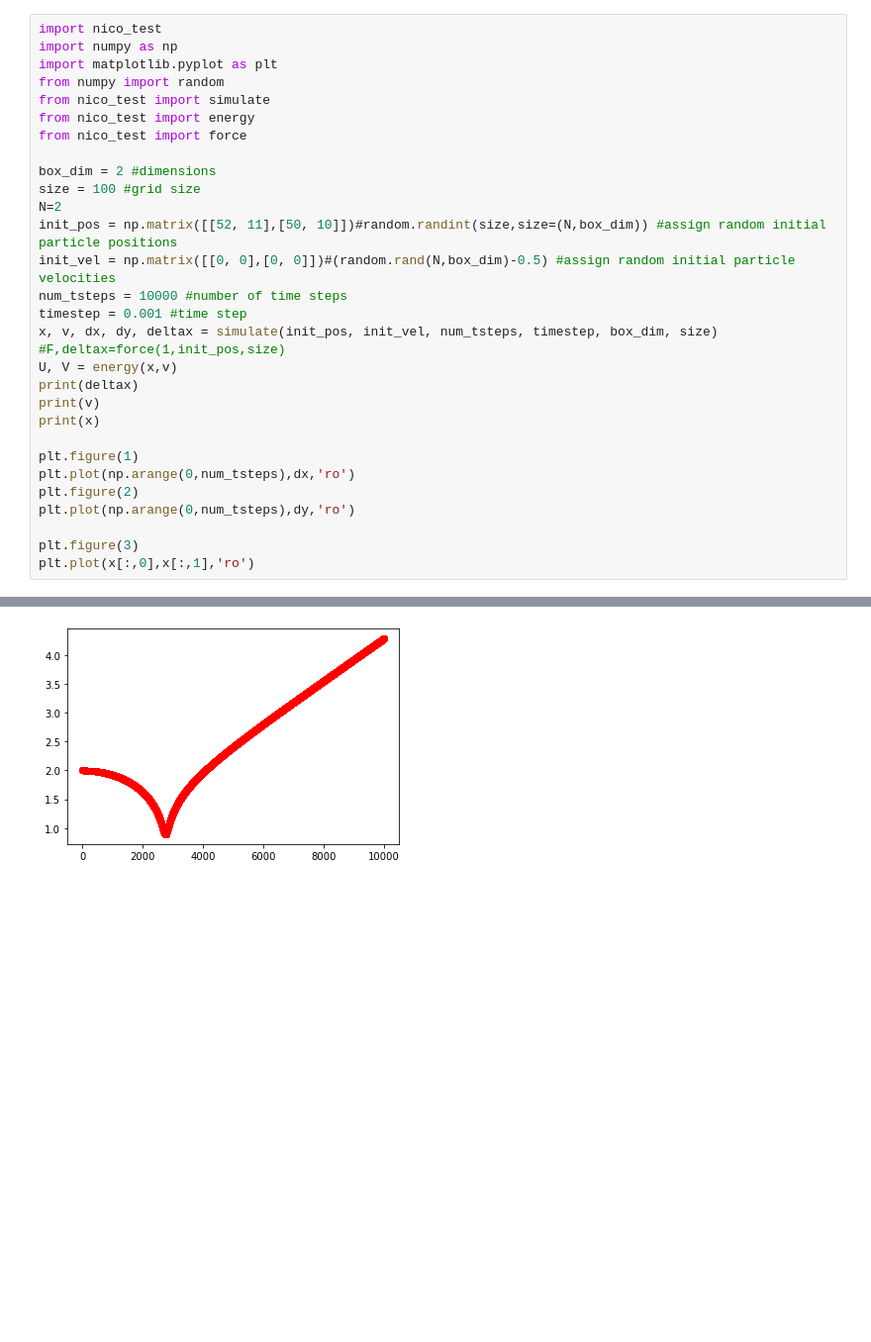
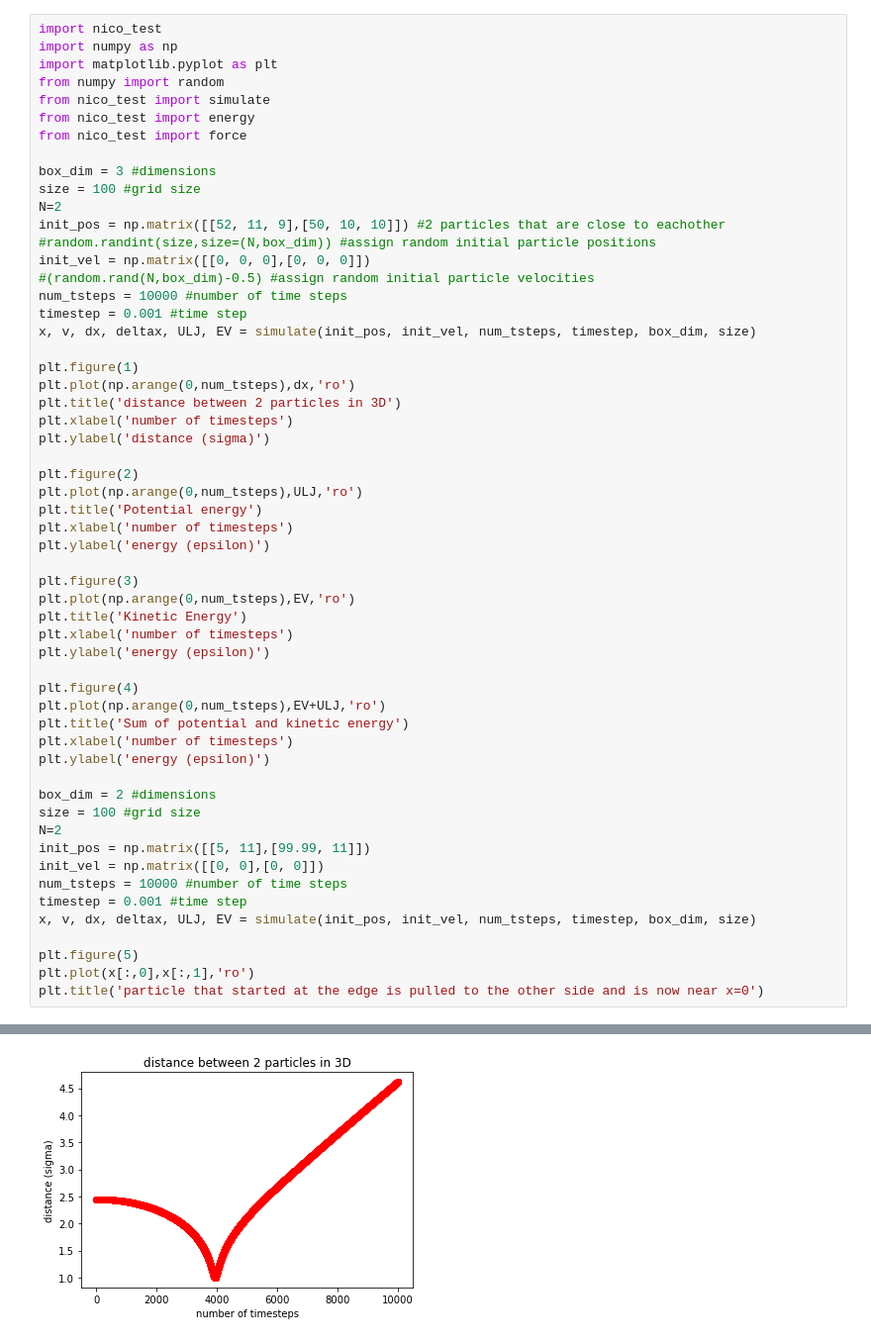
Before and after one commit to Pudellos/Computational-Physics-TU-Delft-Project-1, a Jupyter notebook: Project1Nico.ipynb, the cells around one changed output, grey strips where cells are left out. Shown: that part at 99% size. Saved outputs shown, nothing was run; the diff lists cells and outputs as text; blank space fills up the shorter version.

Commit message:
Plots
Added some plots and other details

```diff
--- a/Project1Nico.ipynb
+++ b/Project1Nico.ipynb
@@ -7,25 +7,51 @@ from nico_test import simulate
 from nico_test import energy
 from nico_test import force
 
+box_dim = 3 #dimensions
+size = 100 #grid size
+N=2
+init_pos = np.matrix([[52, 11, 9],[50, 10, 10]]) #2 particles that are close to eachother
+#random.randint(size,size=(N,box_dim)) #assign random initial particle positions
+init_vel = np.matrix([[0, 0, 0],[0, 0, 0]])
+#(random.rand(N,box_dim)-0.5) #assign random initial particle velocities
+num_tsteps = 10000 #number of time steps
+timestep = 0.001 #time step
+x, v, dx, deltax, ULJ, EV = simulate(init_pos, init_vel, num_tsteps, timestep, box_dim, size)
+
+plt.figure(1)
+plt.plot(np.arange(0,num_tsteps),dx,'ro')
+plt.title('distance between 2 particles in 3D')
+plt.xlabel('number of timesteps')
+plt.ylabel('distance (sigma)')
+
+plt.figure(2)
+plt.plot(np.arange(0,num_tsteps),ULJ,'ro')
+plt.title('Potential energy')
+plt.xlabel('number of timesteps')
+plt.ylabel('energy (epsilon)')
+
+plt.figure(3)
+plt.plot(np.arange(0,num_tsteps),EV,'ro')
+plt.title('Kinetic Energy')
+plt.xlabel('number of timesteps')
+plt.ylabel('energy (epsilon)')
+
+plt.figure(4)
+plt.plot(np.arange(0,num_tsteps),EV+ULJ,'ro')
+plt.title('Sum of potential and kinetic energy')
+plt.xlabel('number of timesteps')
+plt.ylabel('energy (epsilon)')
+
 box_dim = 2 #dimensions
 size = 100 #grid size
 N=2
-init_pos = np.matrix([[52, 11],[50, 10]])#random.randint(size,size=(N,box_dim)) #assign random initial particle positions
-init_vel = np.matrix([[0, 0],[0, 0]])#(random.rand(N,box_dim)-0.5) #assign random initial particle velocities
+init_pos = np.matrix([[5, 11],[99.99, 11]])
+init_vel = np.matrix([[0, 0],[0, 0]])
 num_tsteps = 10000 #number of time steps
 timestep = 0.001 #time step
-x, v, dx, dy, deltax = simulate(init_pos, init_vel, num_tsteps, timestep, box_dim, size)
-#F,deltax=force(1,init_pos,size)
-U, V = energy(x,v)
-print(deltax)
-print(v)
-print(x)
+x, v, dx, deltax, ULJ, EV = simulate(init_pos, init_vel, num_tsteps, timestep, box_dim, size)
 
-plt.figure(1)
-plt.plot(np.arange(0,num_tsteps),dx,'ro')
-plt.figure(2)
-plt.plot(np.arange(0,num_tsteps),dy,'ro')
-
-plt.figure(3)
+plt.figure(5)
 plt.plot(x[:,0],x[:,1],'ro')
+plt.title('particle that started at the edge is pulled to the other side and is now near x=0')
 # %% [output]
@@ -38 +59 @@ plt.plot(x[:,0],x[:,1],'ro')
-[figure, old version]
+[figure, new version]
```
Also changed, not shown: parts of 4 cells of this notebook, 2 other files.
